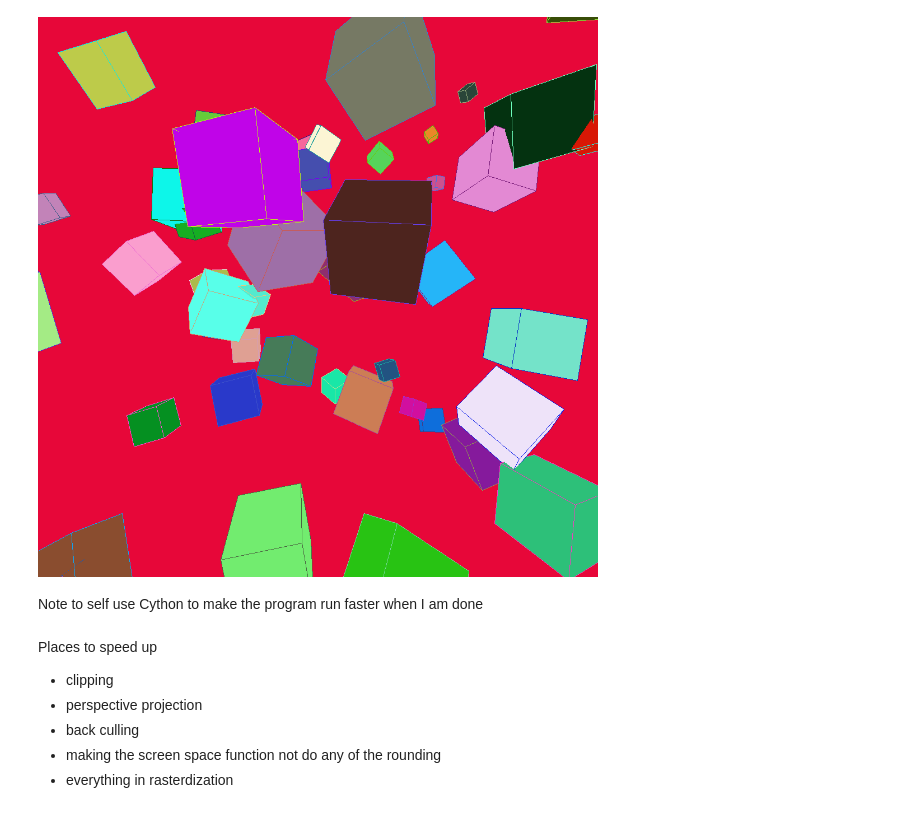
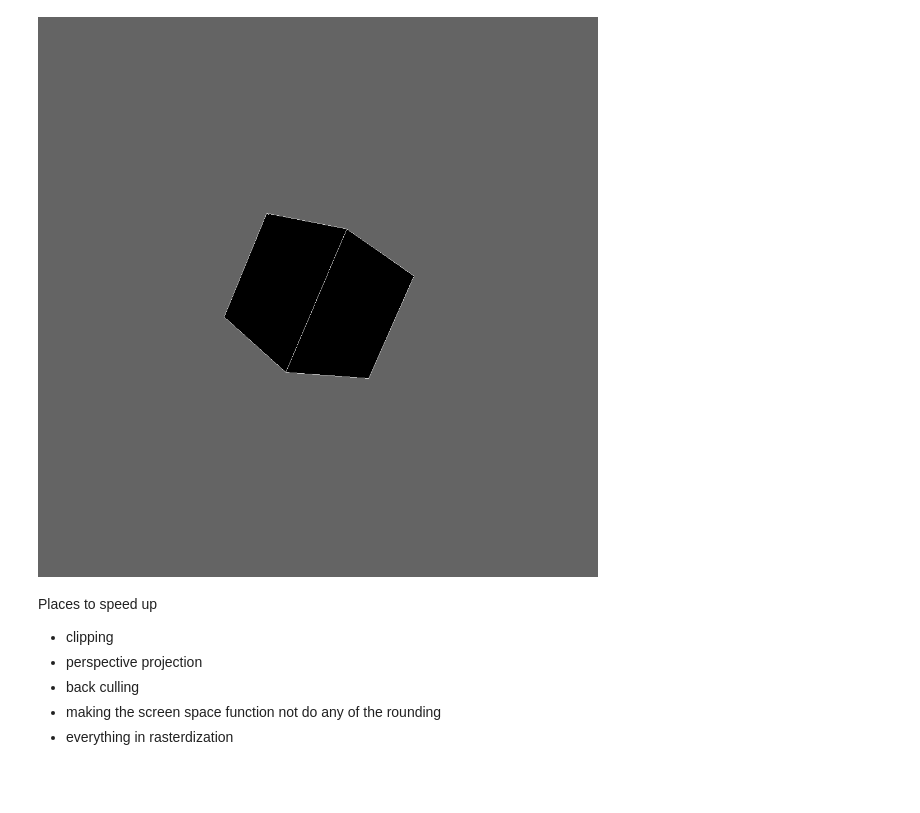
Before and after one commit to DoBeJamin/renderer, a Jupyter notebook: Renderer 4.0.ipynb, the cells around one changed output. Cells and saved outputs as stored; diff of their text form; code cells hidden in the pictures; blank space fills up the shorter version.

```diff
--- a/Renderer 4.0.ipynb
+++ b/Renderer 4.0.ipynb
@@ -111,9 +112,9 @@ def reorient_to_camera(cam: camera, global_verticies: np.ndarray):
                                   [0,0,0,1]])
     return [np.dot(np.dot(np.dot(np.dot(point,translation_matrix),x_rotation_matrix),y_rotation_matrix),z_rotation_matrix) for point in global_verticies]
 # %%
-############ POTENTIALLY REMOVE THIS IF CLIPPING IN THE RASTERIZATION FUNCTION WORKS WELL ENOUGH############
+############POTENTIALLY REMOVE THIS IF CLIPPING IN THE RASTERIZATION FUNCTION WORKS WELL ENOUGH############
 def clipping(cam: camera, camera_space_verticies: np.ndarray, faces: np.ndarray):
-    ''' takes in verticies location in respect to the camera and runs through each face to determine if it is in the fov of the camera. If none of the face is in the camera it will get deleted'''
+    """ Takes in verticies location in respect to the camera and runs through each face to determine if it is in the fov of the camera. If none of the face is in the camera it will get deleted """
     remaining_faces = []
     for face in faces:
         for point_idx in face:
@@ -124,7 +125,7 @@ def clipping(cam: camera, camera_space_verticies: np.ndarray, faces: np.ndarray)
     return np.asarray(remaining_faces)
 # %%
 def perspective_projection(cam: camera, oriented_to_camera_vertices: np.ndarray):
-
+    """ Takes in the camera object as well as the verticies of a face oriented in 3D space in respect to the camera and outputs them in 2D screen space of the camera """
     projection_matrix = np.array([
         [cam.view_distance[0] / math.tan(math.radians(cam.horizontal_fov / 2)), 0, 0, 0],
         [0, cam.view_distance[0] / math.tan(math.radians(cam.vertical_fov / 2)), 0, 0],
@@ -163,9 +243,22 @@ def screen_space(cam: camera, verticies: np.ndarray):
+# %%
+def create_cube_mesh(side_length: int, center: tuple, rotation: tuple):
+    """ Takes in rotation side length and center of a cube and returns list of faces that make up the mesh for the specified cube """
+    possible_diff = [side_length/2,-side_length/2]
+    verticies = [np.array([xa,ya,za,1]) for xa in possible_diff for ya in possible_diff for za in possible_diff]
+    x_rotation_matrix = np.array([[1,0,0,0],[0,math.cos(math.radians(rotation[0])),-math.sin(math.radians(rotation[0])),0],[0,math.sin(math.radians(rotation[0])),math.cos(math.radians(rotation[0])),0],[0,0,0,1]])
+    y_rotation_matrix = np.array([[math.cos(math.radians(rotation[1])),0,math.sin(math.radians(rotation[1])),0],[0,1,0,0],[-math.sin(math.radians(rotation[1])),0,math.cos(math.radians(rotation[1])),0],[0,0,0,1]])
+    z_rotation_matrix = np.array([[math.cos(math.radians(rotation[2])),-math.sin(math.radians(rotation[2])),0,0],[math.sin(math.radians(rotation[2])),math.cos(math.radians(rotation[2])),0,0],[0,0,1,0],[0,0,0,1]])
+    #faces = [[0,1,2],[2,1,3],[6,4,2],[2,4,0],[4,5,0],[0,5,1],[7,5,6],[6,5,4],[3,7,2],[2,7,6],[3,7,1],[1,7,5]] #Triange Mesh
+    faces = [[0,4,5,1],[0,2,3,1],[6,7,3,2],[4,6,7,5],[4,6,2,0],[7,5,1,3]] # Square Mesh
+    return mesh3D([np.dot(np.dot(np.dot(vertex,x_rotation_matrix),y_rotation_matrix),z_rotation_matrix) for vertex in verticies],faces,center)
 # %%
-def mesh_to_screen_space (cam: camera, mesh: mesh3D):
+def render(canvas: np.ndarray, height_map: np.ndarray, cam: camera, mesh: mesh3D, border_color: tuple, fill_color: tuple):
+    """ Takes a mesh3D and renders the cameras view of the mesh onto the given canvas """
     global_verticies = global_cords(mesh.center, mesh.verticies)
     camera_space_verticies = reorient_to_camera(cam, global_verticies)
     clipped_faces = clipping(cam, camera_space_verticies, mesh.faces)
     verticies_2d = perspective_projection(cam, camera_space_verticies)
-    culled_faces = back_culling(verticies_2d, clipped_faces)
+    #final_faces = back_culling(verticies_2d, clipped_faces)
+    final_faces = clipped_faces
     final_verticies = screen_space(cam, verticies_2d)
-    return final_verticies, culled_faces
+    return rasterization(cam, canvas, height_map, final_verticies, final_faces, border_color, fill_color)
@@ -286,19 +299,14 @@ ValueError: shapes (3,) and (2,) not aligned: 3 (dim 0) != 2 (dim 0)
 # %%
 #initialize objects
 cam1 = camera(90,90,(1000,1000),(0,0,0),(0,0,0),(1,1000))
-canvas = initialize_2dimage((1000,1000),(r_rgb(),r_rgb(),r_rgb()))
+canvas = initialize_2dimage((1000,1000),(100,100,100))
 height_map = np.zeros([1000,1000])-1000
-mesh = create_cube_mesh(100, (-600,0,758),(r_rotation(),r_rotation(),r_rotation()))
-
-for _ in range(50):
-    canvas = most_of_cube_rendering(canvas, height_map, cam1, create_cube_mesh(r_size(), (r_distance(),r_distance(),r_distance_z()),(r_rotation(),r_rotation(),r_rotation())), (r_rgb(),r_rgb(),r_rgb()), (r_rgb(),r_rgb(),r_rgb()))
-
+mesh = create_cube_mesh(200, (0,0,500),(86,45,26))
+canvas = render(canvas, height_map, cam1, mesh, (200,200,200), (0,0,0))
 
 save_image(canvas, "perfect image")
 # %% [output]
-[figure, old version]
+[figure, new version]
-# %% [markdown]
-Note to self use Cython to make the program run faster when I am done
 # %% [markdown]
 Places to speed up
  - clipping
```
Also changed, not shown: parts of 22 cells of this notebook, 3 other files.
